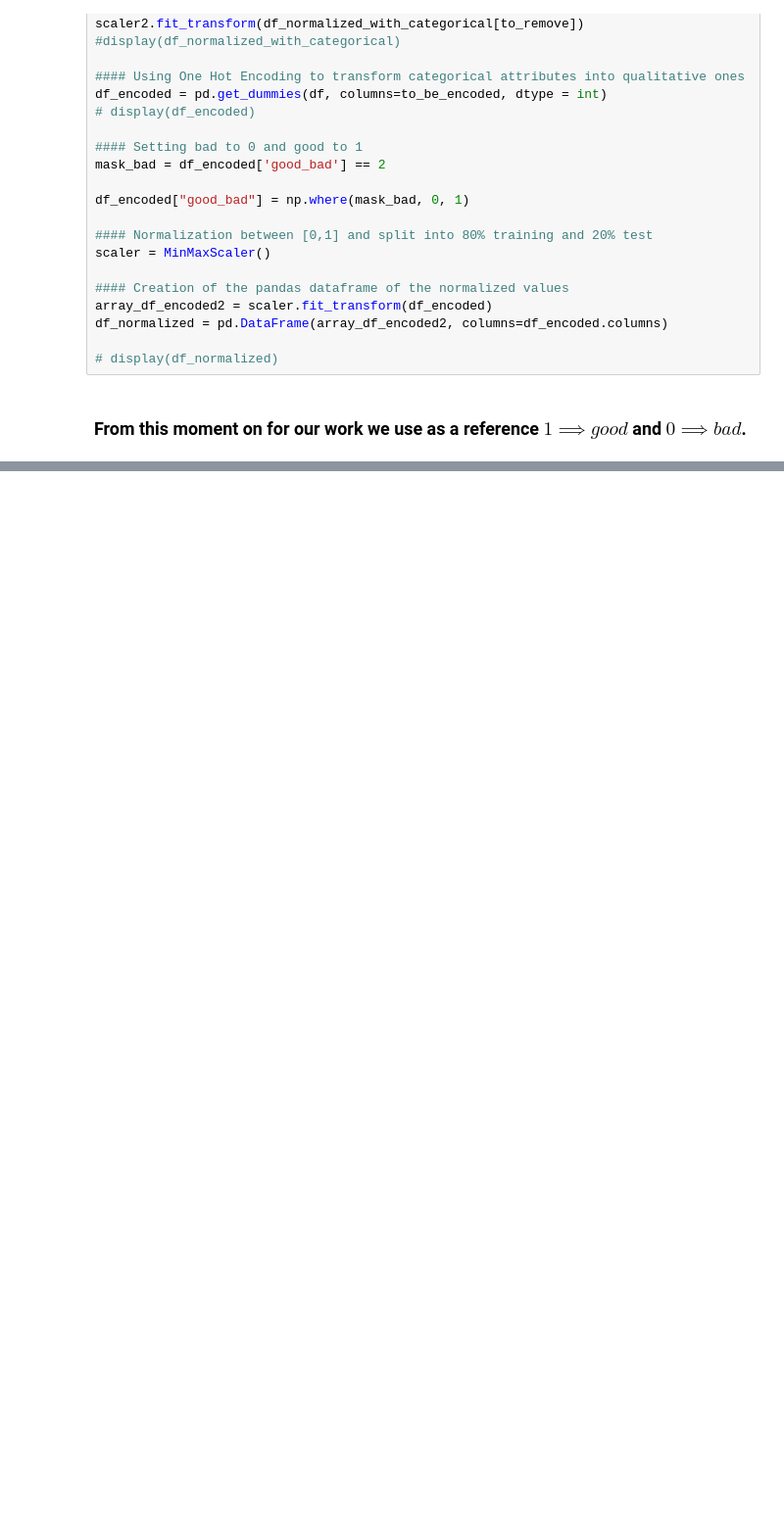
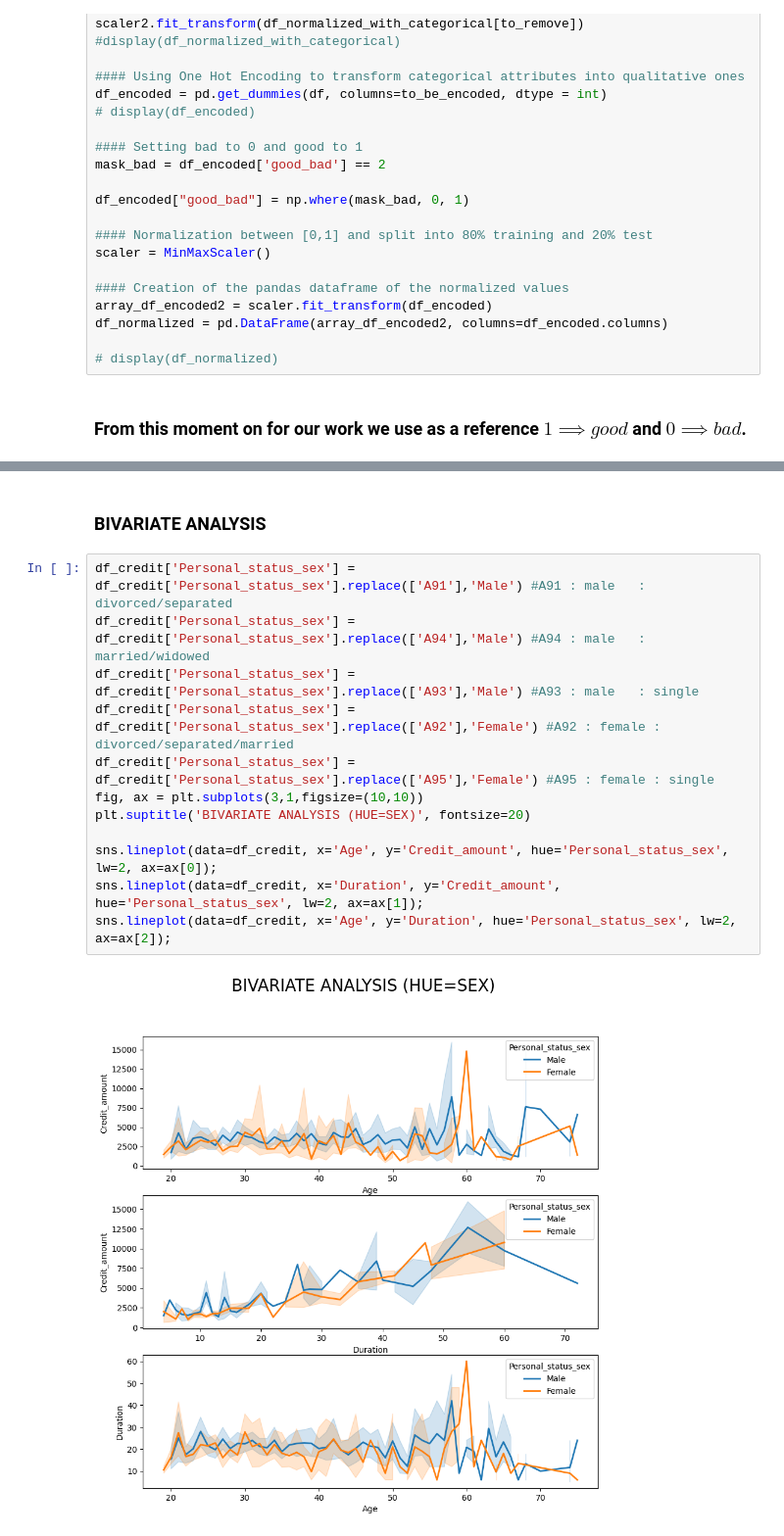
Before and after one commit to MR-NBD/ML4N--Adversarial-Attacks-Polito-2023-24, a Jupyter notebook: Adversarial Attack.ipynb, the cells around one changed output, grey strips where cells are left out. Shown at 98% size. Drawn from its saved outputs; the diff is of its cells as text; blank space fills up the shorter version.

```diff
--- a/Adversarial Attack.ipynb
+++ b/Adversarial Attack.ipynb
@@ -251,0 +462,16 @@ df_normalized = pd.DataFrame(array_df_encoded2, columns=df_encoded.columns)
+# %% [markdown]
+### BIVARIATE ANALYSIS
+# %%
+df_credit['Personal_status_sex'] = df_credit['Personal_status_sex'].replace(['A91'],'Male') #A91 : male   : divorced/separated
+df_credit['Personal_status_sex'] = df_credit['Personal_status_sex'].replace(['A94'],'Male') #A94 : male   : married/widowed
+df_credit['Personal_status_sex'] = df_credit['Personal_status_sex'].replace(['A93'],'Male') #A93 : male   : single
+df_credit['Personal_status_sex'] = df_credit['Personal_status_sex'].replace(['A92'],'Female') #A92 : female : divorced/separated/married
+df_credit['Personal_status_sex'] = df_credit['Personal_status_sex'].replace(['A95'],'Female') #A95 : female : single
+fig, ax = plt.subplots(3,1,figsize=(10,10))
+plt.suptitle('BIVARIATE ANALYSIS (HUE=SEX)', fontsize=20)
+
+sns.lineplot(data=df_credit, x='Age', y='Credit_amount', hue='Personal_status_sex', lw=2, ax=ax[0]);
+sns.lineplot(data=df_credit, x='Duration', y='Credit_amount', hue='Personal_status_sex', lw=2, ax=ax[1]);
+sns.lineplot(data=df_credit, x='Age', y='Duration', hue='Personal_status_sex', lw=2, ax=ax[2]);
+# %% [output]
+[figure, added]
```
Also changed, not shown: parts of 58 cells of this notebook.
